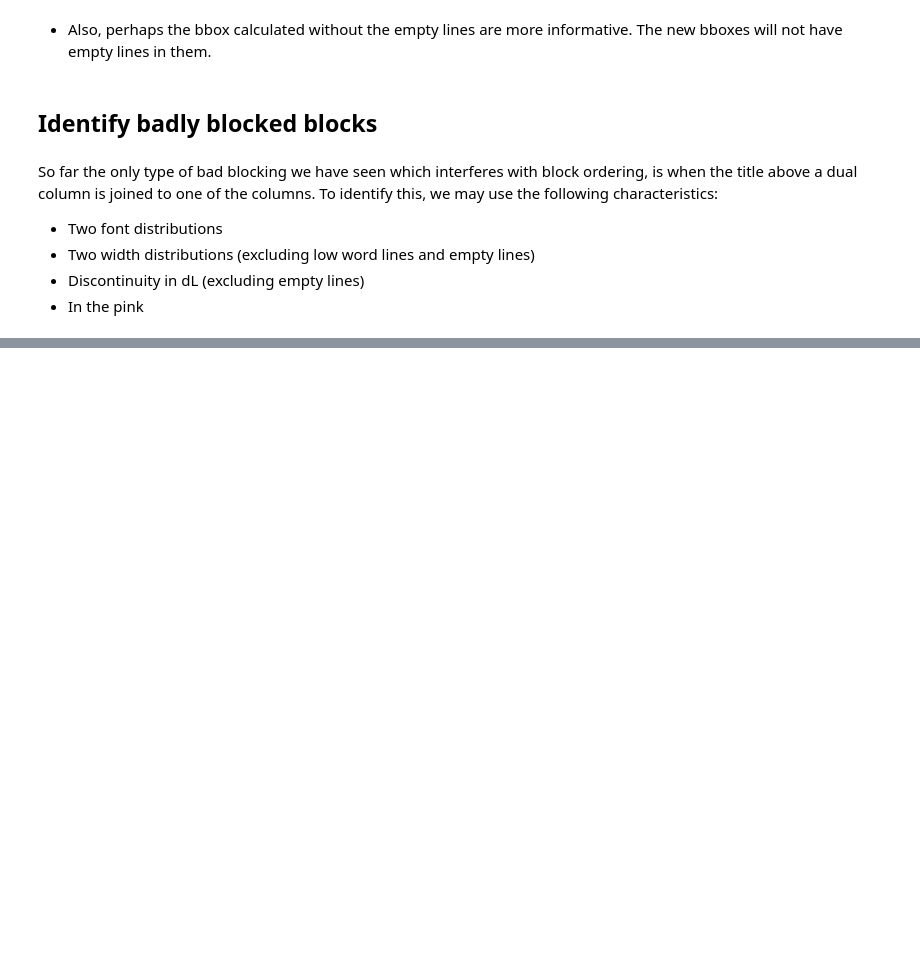
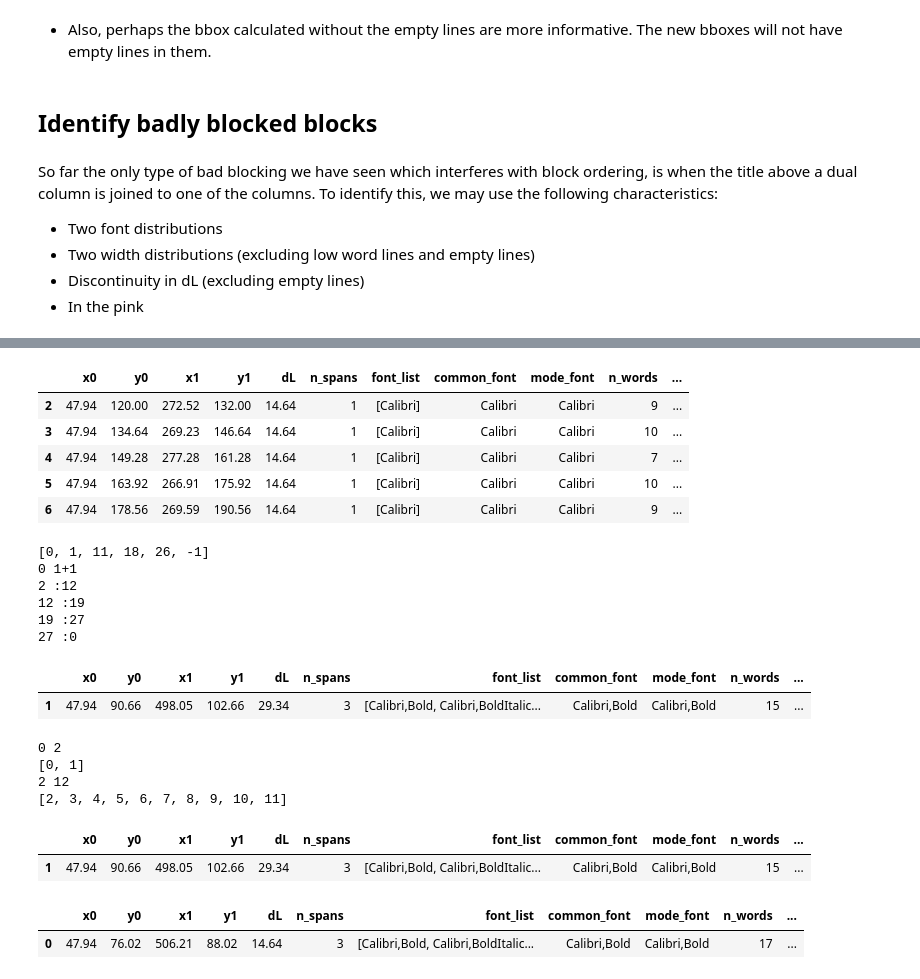
Before and after one commit to DSP-Tan/ogham-cloud, a Jupyter notebook: pdf_scraper/research/muPdfScrape.ipynb, the cells around one changed output, grey strips where cells are left out. Saved outputs shown, nothing was run; the diff lists cells and outputs as text; code cells hidden in the pictures; blank space fills up the shorter version.

```diff
--- a/pdf_scraper/research/muPdfScrape.ipynb
+++ b/pdf_scraper/research/muPdfScrape.ipynb
@@ -172,0 +444,62 @@ get_block_table(clean_blocks(text_blocks))
+# %%
+dfs[1].head()
+# %% [output]
+|  | x0 | y0 | x1 | y1 | dL | n_spans | font_list | common_font | mode_font | n_words | ... |
+| 2 | 47.94 | 120.00 | 272.52 | 132.00 | 14.64 | 1 | [Calibri] | Calibri | Calibri | 9 | ... |
+| 3 | 47.94 | 134.64 | 269.23 | 146.64 | 14.64 | 1 | [Calibri] | Calibri | Calibri | 10 | ... |
+| 4 | 47.94 | 149.28 | 277.28 | 161.28 | 14.64 | 1 | [Calibri] | Calibri | Calibri | 7 | ... |
+| 5 | 47.94 | 163.92 | 266.91 | 175.92 | 14.64 | 1 | [Calibri] | Calibri | Calibri | 10 | ... |
+| 6 | 47.94 | 178.56 | 269.59 | 190.56 | 14.64 | 1 | [Calibri] | Calibri | Calibri | 9 | ... |
+# %%
+indices = [0]
+for i, dL in enumerate(line_df.dL):
+    if dL > 1.45*median:
+        indices.append(i)
+indices.append(-1)
+print(indices)
+
+dfs = []
+for i, index in enumerate(indices):
+    if i==0:
+        dfs.append(line_df[indices[i]:indices[i+1]+1])
+        print(f"{i} {indices[i+1]}+1")
+        continue
+    elif i == len(indices)-1:
+        dfs.append(line_df[indices[i]+1:])
+        print(f"{indices[i]+1} :{indices[i+1]+1}")
+        continue
+    dfs.append(line_df[indices[i]+1:indices[i+1]+1])
+    print(f"{indices[i]+1} :{indices[i+1]+1}")
+# %% [output]
+[0, 1, 11, 18, 26, -1]
+0 1+1
+2 :12
+12 :19
+19 :27
+27 :0
+# %%
+dfs[1].head()
+# %% [output]
+|  | x0 | y0 | x1 | y1 | dL | n_spans | font_list | common_font | mode_font | n_words | ... |
+| 1 | 47.94 | 90.66 | 498.05 | 102.66 | 29.34 | 3 | [Calibri,Bold, Calibri,BoldItalic... | Calibri,Bold | Calibri,Bold | 15 | ... |
+# %%
+fart= list(range(40))
+print(indices[0],indices[1]+1)
+print(fart[indices[0]:indices[1]+1])
+print(indices[1]+1,indices[2]+1)
+print(fart[indices[1]+1:indices[2]+1])
+# %% [output]
+0 2
+[0, 1]
+2 12
+[2, 3, 4, 5, 6, 7, 8, 9, 10, 11]
+# %%
+dfs[0]
+# %% [output]
+|  | x0 | y0 | x1 | y1 | dL | n_spans | font_list | common_font | mode_font | n_words | ... |
+| 1 | 47.94 | 90.66 | 498.05 | 102.66 | 29.34 | 3 | [Calibri,Bold, Calibri,BoldItalic... | Calibri,Bold | Calibri,Bold | 15 | ... |
+# %%
+line_df[indices[0]:indices[1]]
+# %% [output]
+|  | x0 | y0 | x1 | y1 | dL | n_spans | font_list | common_font | mode_font | n_words | ... |
+| 0 | 47.94 | 76.02 | 506.21 | 88.02 | 14.64 | 3 | [Calibri,Bold, Calibri,BoldItalic... | Calibri,Bold | Calibri,Bold | 17 | ... |
```
Also changed, not shown: parts of 36 cells of this notebook, 6 other files.
